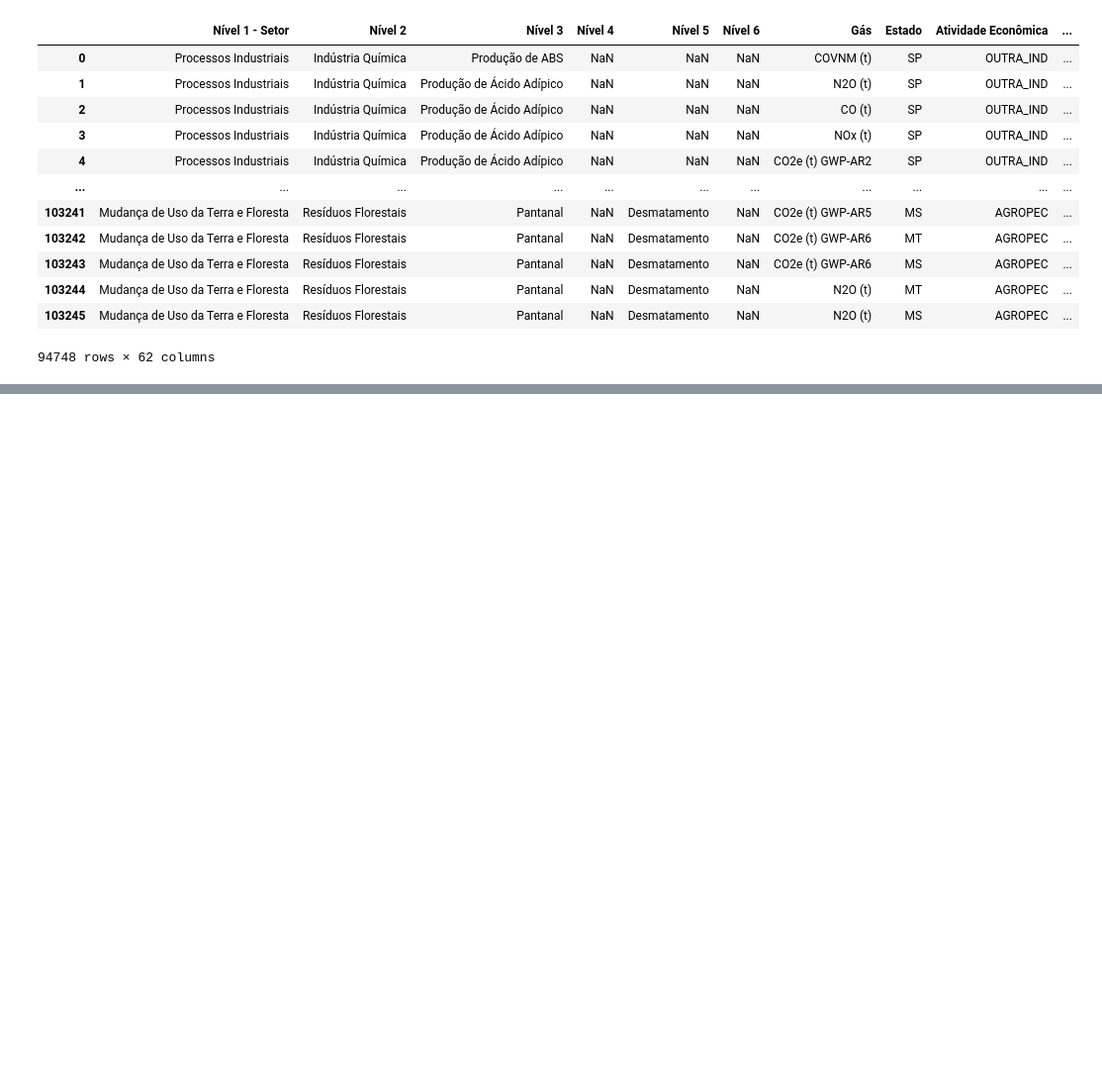
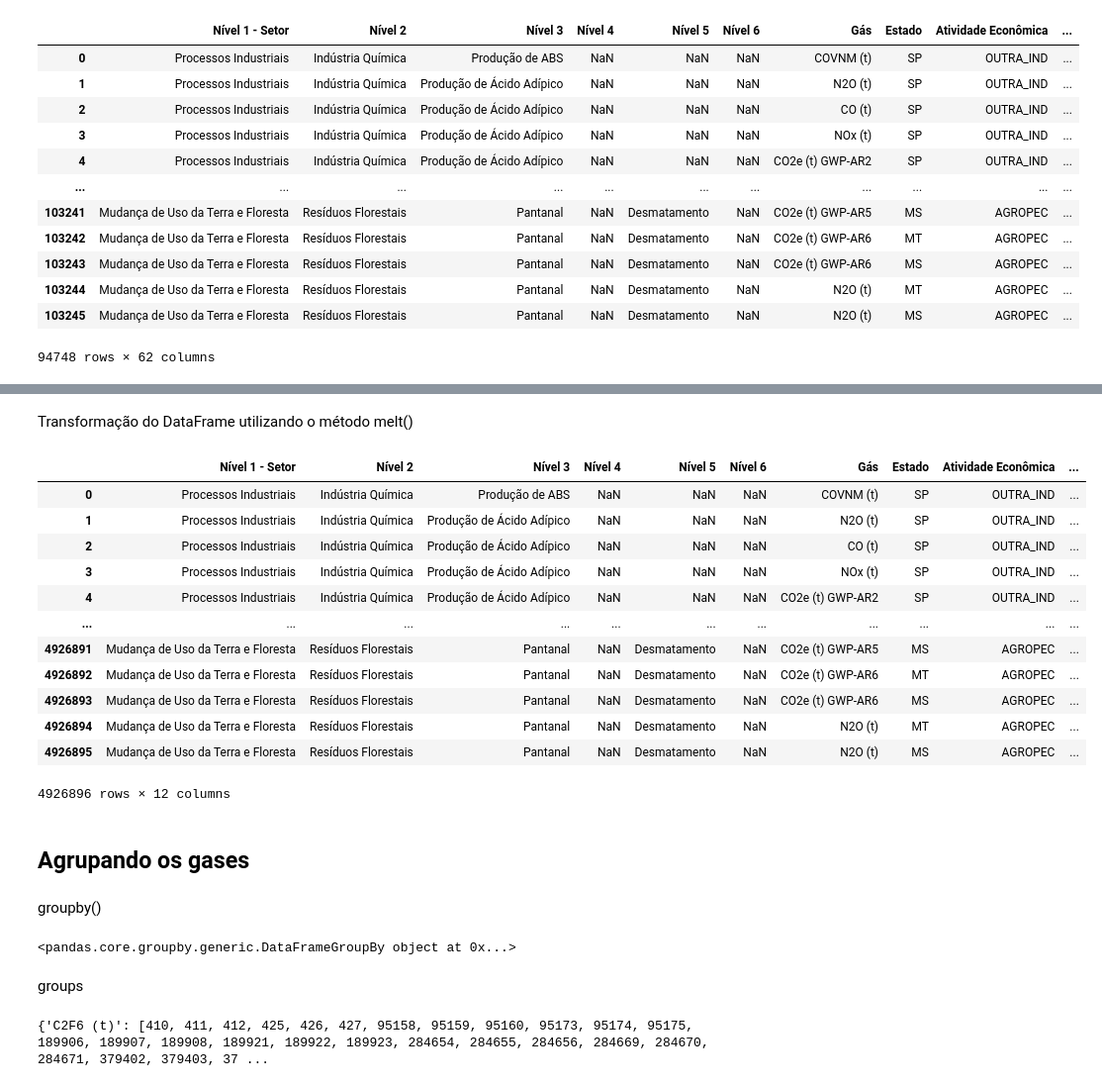
Before and after one commit to Bryncs/Pandas-selecionando-e-agrupando-dados, a Jupyter notebook: Pandas - selecionando e agrupando dados.ipynb, the cells around one changed output, grey strips where cells are left out. Shown: that part at 99% size. Cells and saved outputs as stored; diff of their text form; code cells hidden in the pictures; blank space fills up the shorter version.

```diff
--- a/Pandas - selecionando e agrupando dados.ipynb
+++ b/Pandas - selecionando e agrupando dados.ipynb
@@ -180,0 +235,18 @@ emissoes_gases
+# %% [markdown]
+Transformação do DataFrame utilizando o método melt()
+# %%
+emissoes_gases.melt(id_vars=colunas_info, value_vars=colunas_emissao, var_name='Ano', value_name='Emissão')
+# %% [output]
+|  | Nível 1 - Setor | Nível 2 | Nível 3 | Nível 4 | Nível 5 | Nível 6 | Gás | Estado | Atividade Econômica | ... |
+| 0 | Processos Industriais | Indústria Química | Produção de ABS | NaN | NaN | NaN | COVNM (t) | SP | OUTRA_IND | ... |
+| 1 | Processos Industriais | Indústria Química | Produção de Ácido Adípico | NaN | NaN | NaN | N2O (t) | SP | OUTRA_IND | ... |
+| 2 | Processos Industriais | Indústria Química | Produção de Ácido Adípico | NaN | NaN | NaN | CO (t) | SP | OUTRA_IND | ... |
+| 3 | Processos Industriais | Indústria Química | Produção de Ácido Adípico | NaN | NaN | NaN | NOx (t) | SP | OUTRA_IND | ... |
+| 4 | Processos Industriais | Indústria Química | Produção de Ácido Adípico | NaN | NaN | NaN | CO2e (t) GWP-AR2 | SP | OUTRA_IND | ... |
+| ... | ... | ... | ... | ... | ... | ... | ... | ... | ... | ... |
+| 4926891 | Mudança de Uso da Terra e Floresta | Resíduos Florestais | Pantanal | NaN | Desmatamento | NaN | CO2e (t) GWP-AR5 | MS | AGROPEC | ... |
+| 4926892 | Mudança de Uso da Terra e Floresta | Resíduos Florestais | Pantanal | NaN | Desmatamento | NaN | CO2e (t) GWP-AR6 | MT | AGROPEC | ... |
+| 4926893 | Mudança de Uso da Terra e Floresta | Resíduos Florestais | Pantanal | NaN | Desmatamento | NaN | CO2e (t) GWP-AR6 | MS | AGROPEC | ... |
+| 4926894 | Mudança de Uso da Terra e Floresta | Resíduos Florestais | Pantanal | NaN | Desmatamento | NaN | N2O (t) | MT | AGROPEC | ... |
+| 4926895 | Mudança de Uso da Terra e Floresta | Resíduos Florestais | Pantanal | NaN | Desmatamento | NaN | N2O (t) | MS | AGROPEC | ... |
+4926896 rows × 12 columns
@@ -180,0 +255,14 @@ emissoes_gases
+# %% [markdown]
+## Agrupando os gases
+# %% [markdown]
+groupby()
+# %%
+emissoes_por_ano.groupby('Gás')
+# %% [output]
+<pandas.core.groupby.generic.DataFrameGroupBy object at 0x...>
+# %% [markdown]
+groups
+# %%
+emissoes_por_ano.groupby('Gás').groups
+# %% [output]
+{'C2F6 (t)': [410, 411, 412, 425, 426, 427, 95158, 95159, 95160, 95173, 95174, 95175, 189906, 189907, 189908, 189921, 189922, 189923, 284654, 284655, 284656, 284669, 284670, 284671, 379402, 379403, 37 ...
```
Also changed, not shown: parts of 15 cells of this notebook, 1 other file.
